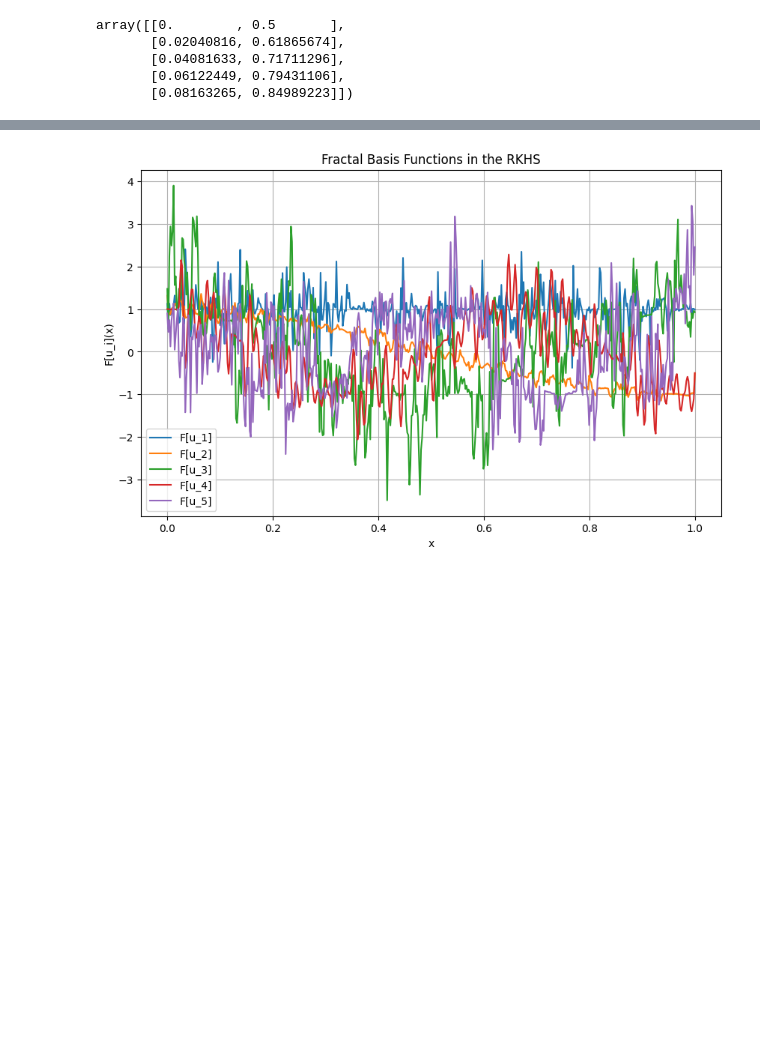
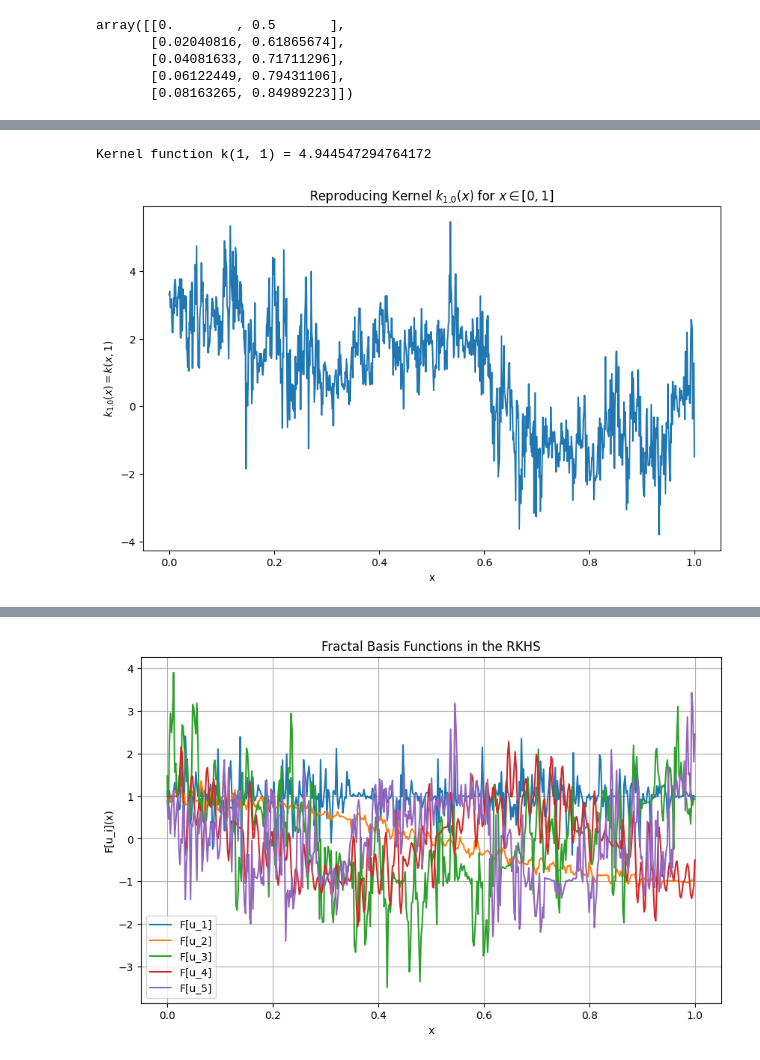
Before and after one commit to rmsValue9232/Fractal-RKHS-SVR, a Jupyter notebook: test_rkhs.ipynb, the cells around one changed output, grey strips where cells are left out. Drawn from its saved outputs; the diff is of its cells as text; code cells hidden in the pictures; blank space fills up the shorter version.

```diff
--- a/test_rkhs.ipynb
+++ b/test_rkhs.ipynb
@@ -87,0 +90,20 @@ Kernel function k(1, 1) = 8.396389728466772
+# %%
+# Evaluate the kernel function between two sample points.
+x1 = 1
+x2 = 1
+k_val = rkhs_obj.kernel_function(x1, x2)
+print(f"\nKernel function k({x1}, {x2}) = {k_val}")
+x_plot = np.linspace(0, 1, 1000)
+def reproducing_kernel(x_):
+    return lambda x: rkhs_obj.kernel_array(x, (np.zeros_like(x)+x_))
+
+y_plot = reproducing_kernel(0.2)(x_plot)
+plt.figure(figsize=(10, 6))
+plt.plot(x_plot, y_plot)
+plt.title(r"Reproducing Kernel $k_{1.0}(x)$ for $x \in [0, 1]$")
+plt.xlabel("x")
+plt.ylabel(r"$k_{1.0}(x) = k(x,1)$")
+plt.show()
+# %% [output]
+Kernel function k(1, 1) = 4.944547294764172
+[figure, added]
```
Also changed, not shown: parts of 5 cells of this notebook, 1 other file.
